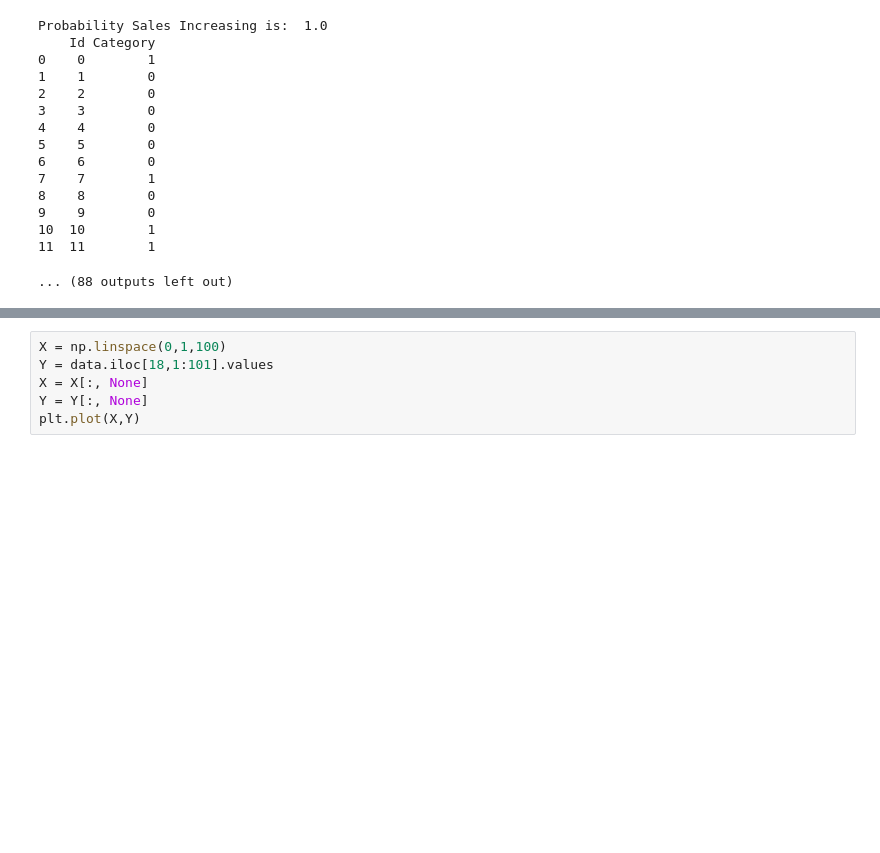
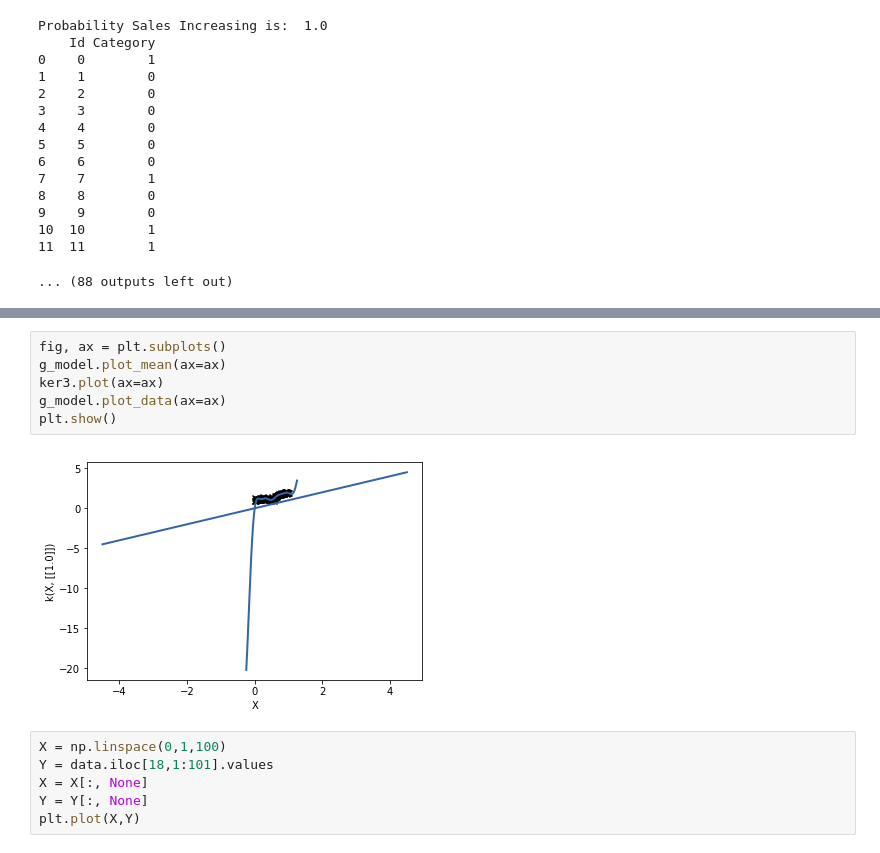
Before and after one commit to vipulpopat/ET5003-Assignment-4, a Jupyter notebook: EDA - Assignment 4.ipynb, the cells around one changed output, grey strips where cells are left out. Saved outputs shown, nothing was run; the diff lists cells and outputs as text; blank space fills up the shorter version.

```diff
--- a/EDA - Assignment 4.ipynb
+++ b/EDA - Assignment 4.ipynb
@@ -366,3 +366,11 @@ Updates: True
+# %%
+fig, ax = plt.subplots()
+g_model.plot_mean(ax=ax)
+ker3.plot(ax=ax)
+g_model.plot_data(ax=ax)
+plt.show()
+# %% [output]
+[figure, added]
 # %%
 X = np.linspace(0,1,100)
 Y = data.iloc[18,1:101].values
```
Also changed, not shown: parts of 6 cells of this notebook, 2 other files.
